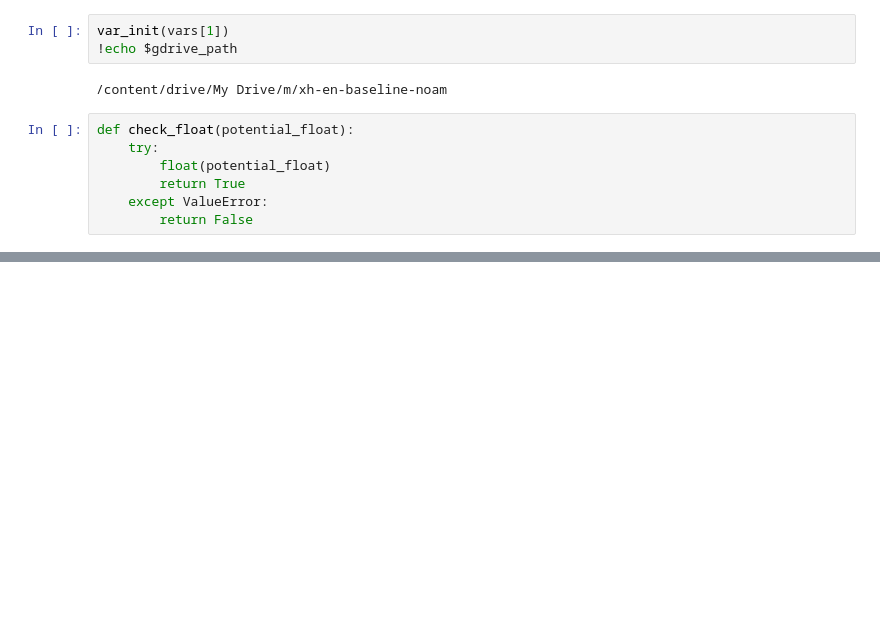
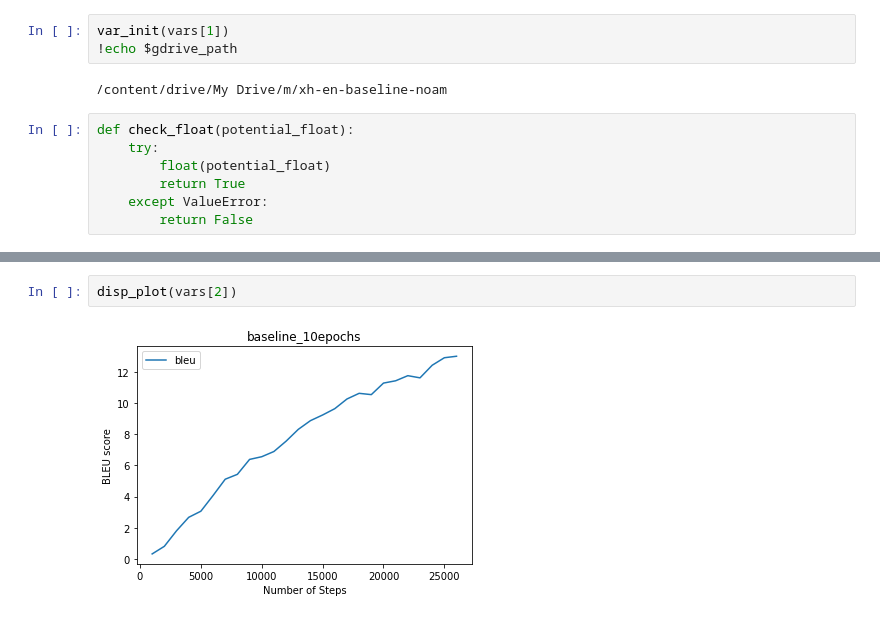
Before and after one commit to Shingirai98/Xhosa_English_Translation, a Jupyter notebook: Results.ipynb, the cells around one changed output, grey strips where cells are left out. Saved outputs shown, nothing was run; the diff lists cells and outputs as text; blank space fills up the shorter version.

```diff
--- a/Results.ipynb
+++ b/Results.ipynb
@@ -87,0 +142,4 @@ plt.show()
+# %%
+disp_plot(vars[2])
+# %% [output]
+[figure, added]
```
Also changed, not shown: parts of 11 cells of this notebook.
